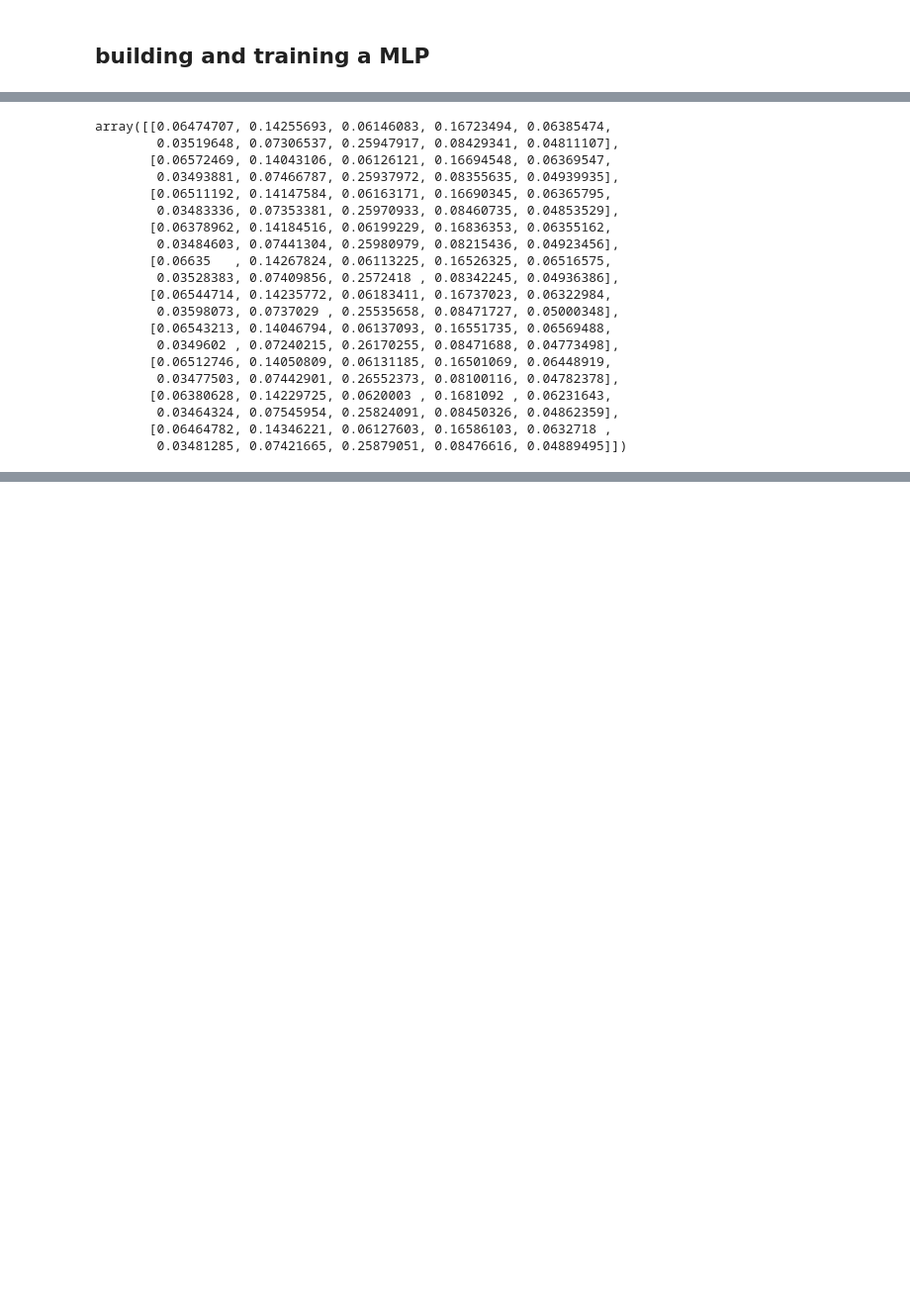
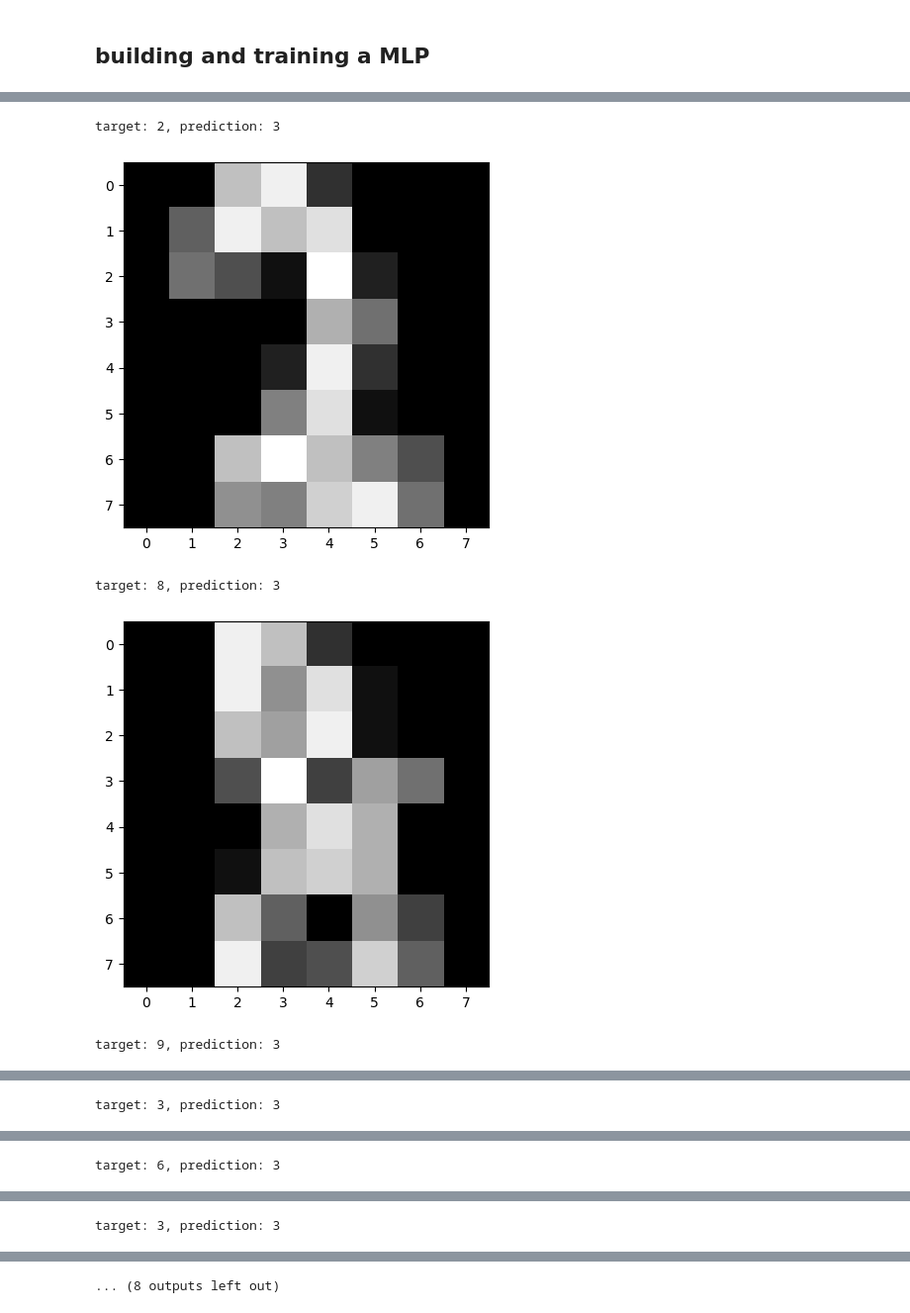
Before and after one commit to Ernalein/Tensorflow_homeworks, a Jupyter notebook: homework_01/main.ipynb, the cells around one changed output, grey strips where cells are left out. Shown at 99% size. Saved outputs shown, nothing was run; the diff lists cells and outputs as text; code cells hidden in the pictures; blank space fills up the shorter version.

```diff
--- a/homework_01/main.ipynb
+++ b/homework_01/main.ipynb
@@ -49,6 +49,14 @@ def display_digit(image, target):
     plt.imshow(image, cmap='gray')
     print(target)
     plt.show()
+
+def try_network(mlp, X_batch, Y_batch):
+    predictions = mlp.forward(X_batch)
+    for image, target, prediction in zip(X_batch, Y_batch, predictions):
+        image= np.reshape(image,(8,8))
+        plt.imshow(image, cmap='gray')
+        print(f"target: {np.argmax(target)}, prediction: {np.argmax(prediction)}")
+        plt.show()
 # %%
 # load and process data
 X, Y_head = load_digits(return_X_y=True)
@@ -78,23 +87,8 @@ plt.show()
 # %%
-mlp.forward(X_batches[0])
+try_network(mlp, X_batches[0], Y_head_batches[0])
 # %% [output]
-array([[0.06474707, 0.14255693, 0.06146083, 0.16723494, 0.06385474,
-        0.03519648, 0.07306537, 0.25947917, 0.08429341, 0.04811107],
-       [0.06572469, 0.14043106, 0.06126121, 0.16694548, 0.06369547,
-        0.03493881, 0.07466787, 0.25937972, 0.08355635, 0.04939935],
-       [0.06511192, 0.14147584, 0.06163171, 0.16690345, 0.06365795,
-        0.03483336, 0.07353381, 0.25970933, 0.08460735, 0.04853529],
-       [0.06378962, 0.14184516, 0.06199229, 0.16836353, 0.06355162,
-        0.03484603, 0.07441304, 0.25980979, 0.08215436, 0.04923456],
-       [0.06635   , 0.14267824, 0.06113225, 0.16526325, 0.06516575,
-        0.03528383, 0.07409856, 0.2572418 , 0.08342245, 0.04936386],
-       [0.06544714, 0.14235772, 0.06183411, 0.16737023, 0.06322984,
-        0.03598073, 0.0737029 , 0.25535658, 0.08471727, 0.05000348],
-       [0.06543213, 0.14046794, 0.06137093, 0.16551735, 0.06569488,
-        0.0349602 , 0.07240215, 0.26170255, 0.08471688, 0.04773498],
-       [0.06512746, 0.14050809, 0.06131185, 0.16501069, 0.06448919,
-        0.03477503, 0.07442901, 0.26552373, 0.08100116, 0.04782378],
-       [0.06380628, 0.14229725, 0.0620003 , 0.1681092 , 0.06231643,
-        0.03464324, 0.07545954, 0.25824091, 0.08450326, 0.04862359],
-       [0.06464782, 0.14346221, 0.06127603, 0.16586103, 0.0632718 ,
-        0.03481285, 0.07421665, 0.25879051, 0.08476616, 0.04889495]])
+target: 2, prediction: 3
+[figure, added]
+target: 8, prediction: 3
+[figure, added]
+target: 9, prediction: 3
@@ -100,0 +96 @@ array([[0.06474707, 0.14255693, 0.06146083, 0.16723494, 0.06385474,
+target: 3, prediction: 3
@@ -100,0 +98 @@ array([[0.06474707, 0.14255693, 0.06146083, 0.16723494, 0.06385474,
+target: 6, prediction: 3
@@ -100,0 +100 @@ array([[0.06474707, 0.14255693, 0.06146083, 0.16723494, 0.06385474,
+target: 3, prediction: 3
@@ -100,0 +102 @@ array([[0.06474707, 0.14255693, 0.06146083, 0.16723494, 0.06385474,
+... (8 outputs left out)
```
Also changed, not shown: parts of 4 cells of this notebook, 1 other file.
